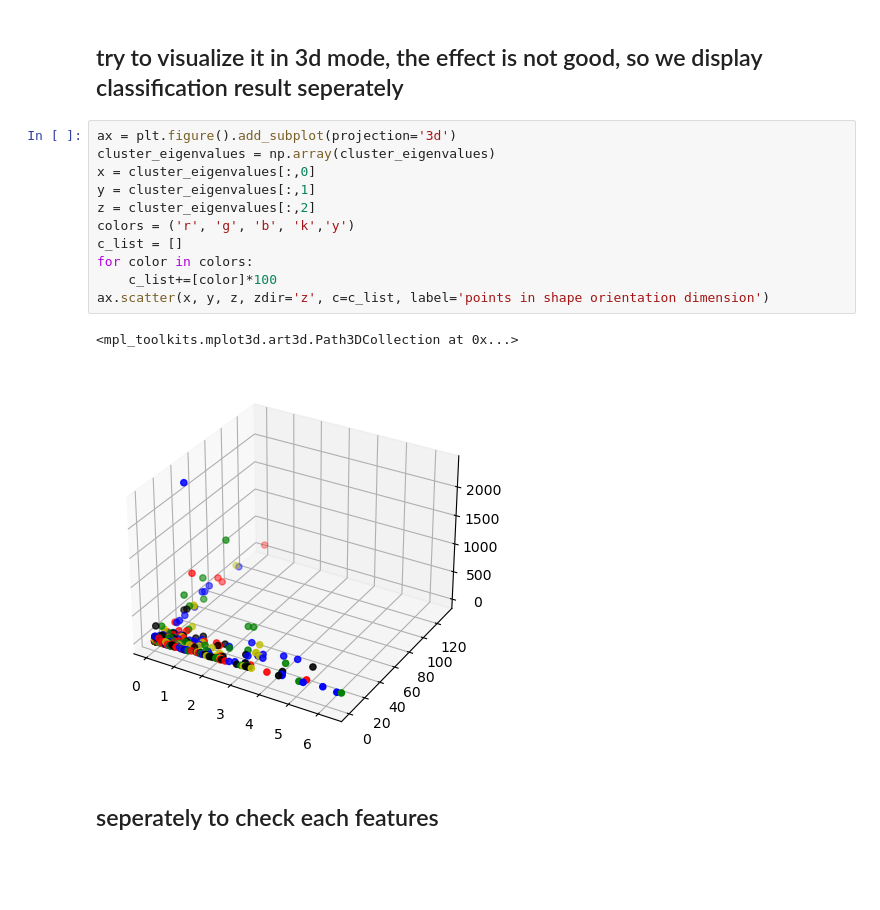
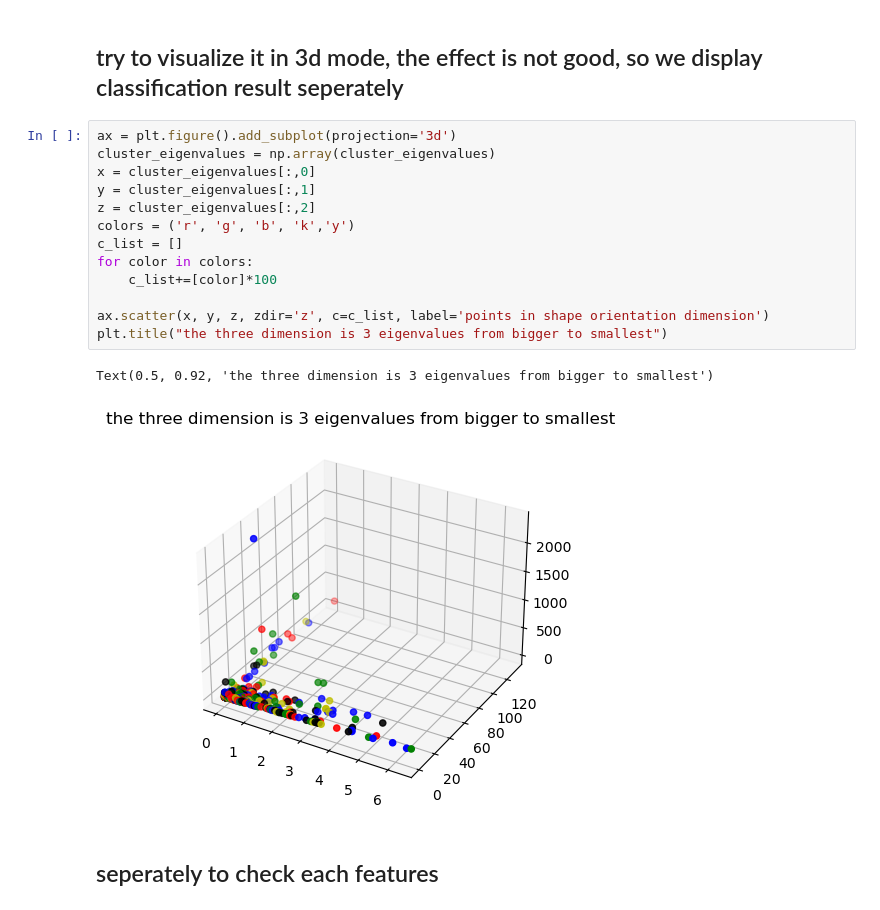
Before and after one commit to zhangchi233/assignment2_geo5017, a Jupyter notebook: code/data_preprocessing.ipynb, the cells around one changed output. Drawn from its saved outputs; the diff is of its cells as text; blank space fills up the shorter version.

```diff
--- a/code/data_preprocessing.ipynb
+++ b/code/data_preprocessing.ipynb
@@ -168,17 +177,19 @@ len(sample_labels)
 # %%
 ax = plt.figure().add_subplot(projection='3d')
 cluster_eigenvalues = np.array(cluster_eigenvalues)
 x = cluster_eigenvalues[:,0]
 y = cluster_eigenvalues[:,1]
 z = cluster_eigenvalues[:,2]
 colors = ('r', 'g', 'b', 'k','y')
 c_list = []
 for color in colors:
     c_list+=[color]*100
+
 ax.scatter(x, y, z, zdir='z', c=c_list, label='points in shape orientation dimension')
+plt.title("the three dimension is 3 eigenvalues from bigger to smallest")
 # %% [output]
-<mpl_toolkits.mplot3d.art3d.Path3DCollection at 0x...>
+Text(0.5, 0.92, 'the three dimension is 3 eigenvalues from bigger to smallest')
-[figure, old version]
+[figure, new version]
 # %% [markdown]
 ## seperately to check each features
 # %% [markdown]
```
Also changed, not shown: parts of 12 cells of this notebook, 1 other file.
